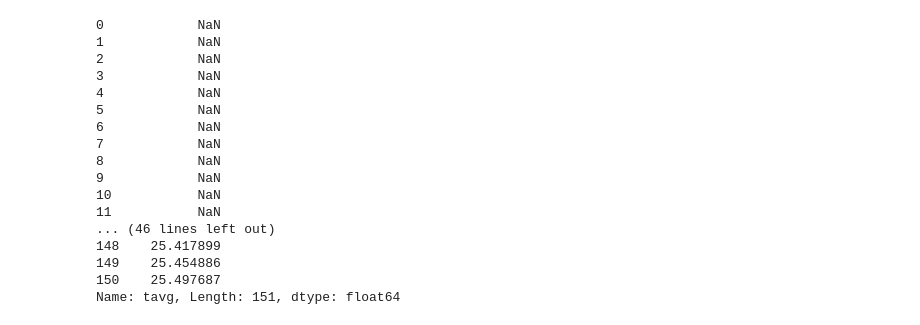
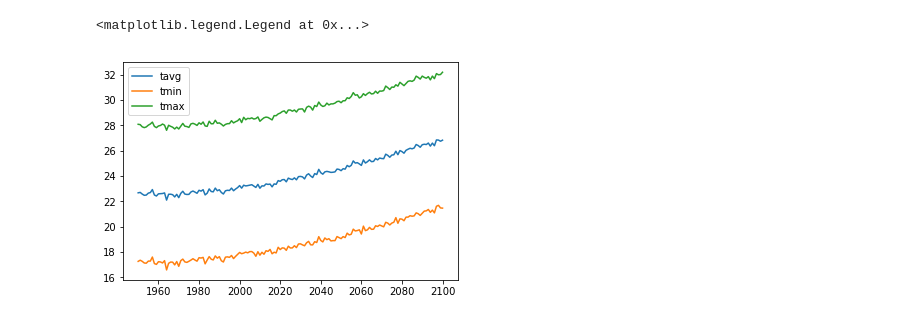
Before and after one commit to bvande21/learn_python, a Jupyter notebook: Python test code.ipynb, the cells around one changed output. Drawn from its saved outputs; the diff is of its cells as text; code cells hidden in the pictures.

```diff
--- a/Python test code.ipynb
+++ b/Python test code.ipynb
@@ -25,20 +24,10 @@ ax.legend()
-# %%
-rolling_avg
-# %% [output]
-0            NaN
-1            NaN
-2            NaN
-3            NaN
-4            NaN
-5            NaN
-6            NaN
-7            NaN
-8            NaN
-9            NaN
-10           NaN
-11           NaN
-... (46 lines left out)
-148    25.417899
-149    25.454886
-150    25.497687
-Name: tavg, Length: 151, dtype: float64
+# %%
+fig = plt.figure()
+ax = plt.gca() #gets current figure
+ax.plot(data['year'], data['tavg'], label = 'tavg') #plots tave vs tmax
+ax.plot(data['year'], data['tmin'], label='tmin') #plots tmin vs year
+ax.plot(data['year'], data['tmax'], label='tmax') #plots tmax vs year
+ax.legend() #creates legend
+# %% [output]
+<matplotlib.legend.Legend at 0x...>
+[figure, added]
```
Also changed, not shown: parts of 2 cells of this notebook.
